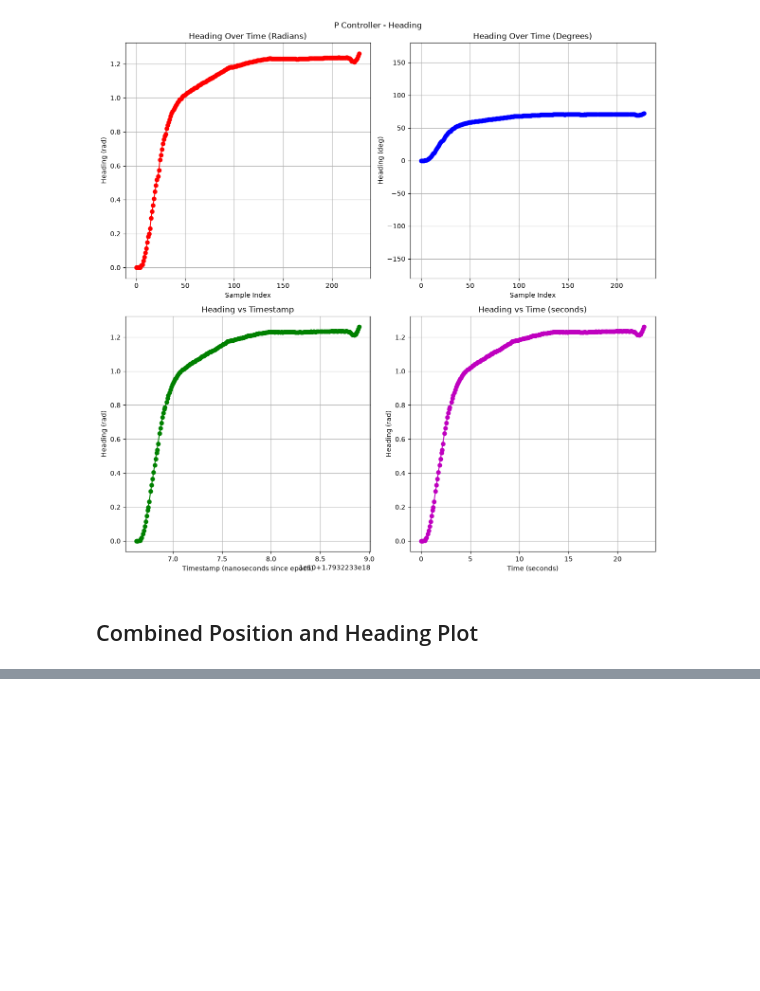
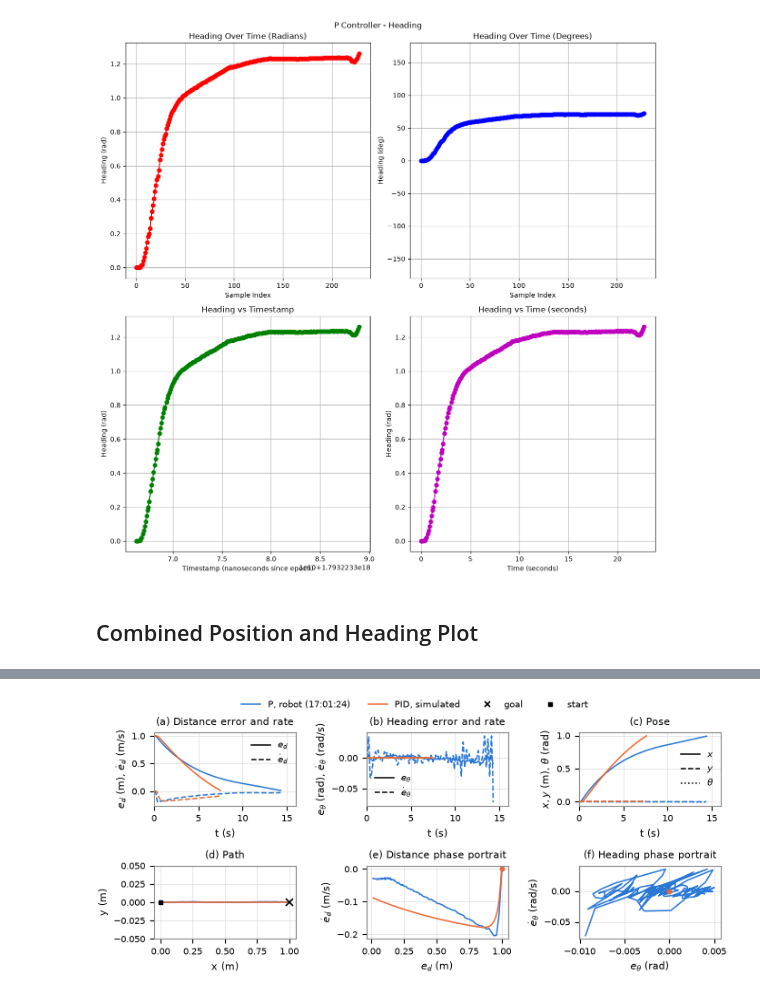
Before and after one commit to magicmath69/mte544-lab1, a Jupyter notebook: lab2/lab2.ipynb, the cells around one changed output, grey strips where cells are left out. Cells and saved outputs as stored; diff of their text form; code cells hidden in the pictures; blank space fills up the shorter version.

Commit message:
Simulated run data and final report

```diff
--- a/lab2/lab2.ipynb
+++ b/lab2/lab2.ipynb
@@ -241,0 +303,75 @@ Final heading: 1.260928 rad (72.25°)
+# %%
+# Goal 1 m straight ahead, so neither controller has to turn (PID circles a goal behind the robot)
+POINT_P = "runs_submit/point_P_20261028-170124_1"
+# PID with the gains of our last robot runs (18:17:44 to 18:27:45), copied from 18:27:45
+SIM_PID = "sim_runs/sim_point_PID_like_point_P_20261028-170124_1_final_gains"
+T_MAX = 16   # s shown
+
+point_runs = {f"P, robot ({run_time(POINT_P)})": (load_logs(POINT_P), C_P),
+              "PID, simulated": (load_logs(SIM_PID), C_PID)}
+
+fig, axs = plt.subplots(2, 3, figsize=(TEXT_WIDTH, 3.05))
+(ax_d, ax_h, ax_pose), (ax_path, ax_dphase, ax_hphase) = axs
+
+for label, ((pose, lin, ang, params), color) in point_runs.items():
+    pose, lin, ang = pose[pose.t <= T_MAX], lin[lin.t <= T_MAX], ang[ang.t <= T_MAX]
+
+    # (a, b) {e-t, edot-t}: line style = quantity, colour = controller
+    ax_d.plot(lin.t, lin.e, color=color, ls="-")
+    ax_d.plot(lin.t, lin.e_dot, color=color, ls="--")
+    ax_h.plot(ang.t, ang.e, color=color, ls="-")
+    ax_h.plot(ang.t, ang.e_dot, color=color, ls="--")
+
+    # (c) {x-t, y-t, th-t}
+    ax_pose.plot(pose.t, pose.x, color=color, ls="-")
+    ax_pose.plot(pose.t, pose.y, color=color, ls="--")
+    ax_pose.plot(pose.t, pose.theta, color=color, ls=":")
+
+    # (d) {x-y}
+    ax_path.plot(pose.x, pose.y, color=color)
+
+    # (e, f) {e-edot} phase portraits, start marked with a dot
+    ax_dphase.plot(lin.e, lin.e_dot, color=color)
+    ax_dphase.plot(lin.e.iloc[0], lin.e_dot.iloc[0], "o", color=color, ms=3)
+    ax_hphase.plot(ang.e, ang.e_dot, color=color)
+    ax_hphase.plot(ang.e.iloc[0], ang.e_dot.iloc[0], "o", color=color, ms=3)
+
+goal = point_runs[f"P, robot ({run_time(POINT_P)})"][0][3]["goal"]
+ax_path.plot(*goal, "x", color="k", ms=6, mew=1.2)
+ax_path.plot(0, 0, "s", color="k", ms=3)
+ax_path.set_ylim(-0.05, 0.05)
+
+style_legend = lambda names, styles: [Line2D([], [], color="k", ls=s, label=n) for n, s in zip(names, styles)]
+ax_d.legend(handles=style_legend([r"$e_d$", r"$\dot e_d$"], ["-", "--"]), loc="upper right")
+ax_h.legend(handles=style_legend([r"$e_\theta$", r"$\dot e_\theta$"], ["-", "--"]), loc="lower left")
+ax_pose.legend(handles=style_legend([r"$x$", r"$y$", r"$\theta$"], ["-", "--", ":"]), loc="center right")
+
+titles = ["(a) Distance error and rate", "(b) Heading error and rate", "(c) Pose",
+          "(d) Path", "(e) Distance phase portrait", "(f) Heading phase portrait"]
+labels = [("t (s)", r"$e_d$ (m), $\dot e_d$ (m/s)"), ("t (s)", r"$e_\theta$ (rad), $\dot e_\theta$ (rad/s)"),
+          ("t (s)", r"$x, y$ (m), $\theta$ (rad)"), ("x (m)", "y (m)"),
+          (r"$e_d$ (m)", r"$\dot e_d$ (m/s)"), (r"$e_\theta$ (rad)", r"$\dot e_\theta$ (rad/s)")]
+for ax, title, (xl, yl) in zip(axs.flat, titles, labels):
+    ax.set_title(title)
+    ax.set_xlabel(xl)
+    ax.set_ylabel(yl)
+for ax in (ax_d, ax_h, ax_pose):
+    ax.set_xlim(0, T_MAX)
+
+fig.legend(handles=[Line2D([], [], color=c, label=l) for l, (_, c) in point_runs.items()]
+                   + [Line2D([], [], color="k", ls="", marker="x", ms=5, mew=1.2, label="goal"),
+                      Line2D([], [], color="k", ls="", marker="s", ms=3, label="start")],
+           loc="upper center", ncol=4, bbox_to_anchor=(0.5, 1.05))
+fig.tight_layout()
+save(fig, "fig_point_P.pdf")
+
+# Numbers quoted in the caption
+for label, ((pose, lin, ang, params), _) in point_runs.items():
+    g = params["gains"]
+    v_cmd = g["klp"] * lin.e + ((g["klv"] * lin.e_dot + g["kli"] * lin.e_int) if label.startswith("PID") else 0)
+    at_limit = lin.t[v_cmd >= 0.22]
+    print(f"{label}: goal after {pose.t.iloc[-1]:.1f} s, speed command at the 0.22 m/s limit "
+          + (f"from {at_limit.iloc[0]:.1f} s to the goal" if len(at_limit) else "never")
+          + f", max |e_theta| {np.degrees(np.abs(ang.e).max()):.2f} deg")
+# %% [output]
+[figure, added]
```
Also changed, not shown: parts of 34 cells of this notebook, 41 other files.
